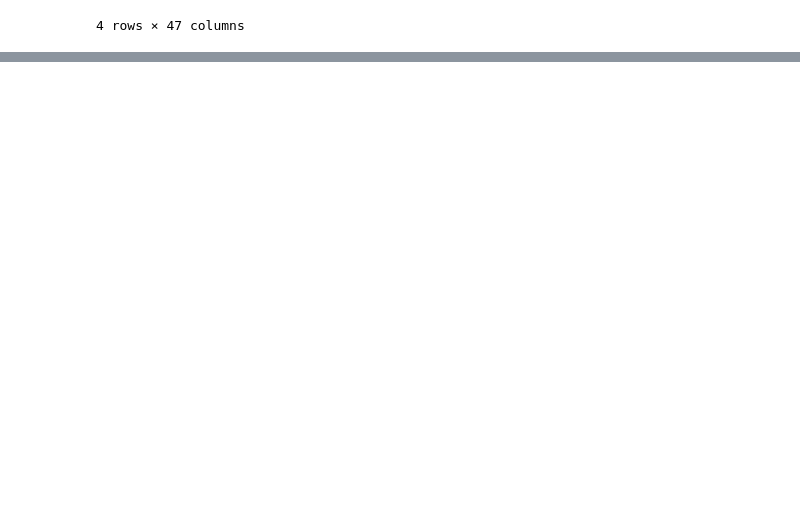
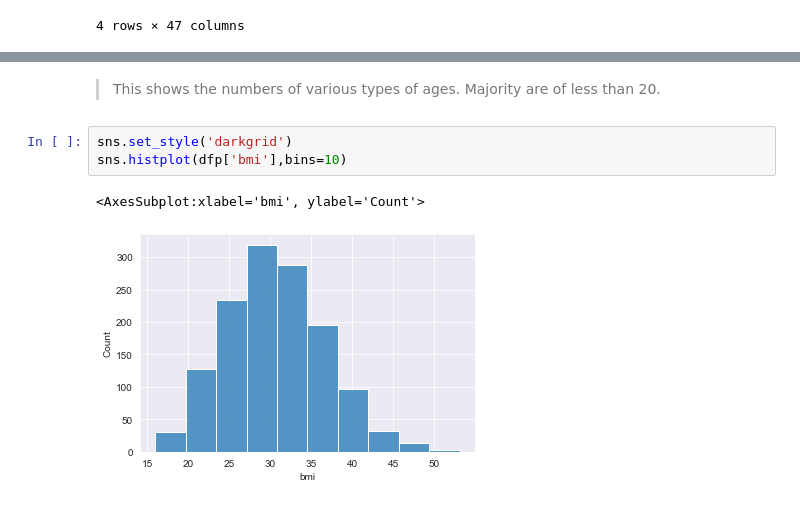
Before and after one commit to data301-2021-winter1/project-group60-project, a Jupyter notebook: notebooks/analysis2.ipynb, the cells around one changed output, grey strips where cells are left out. Drawn from its saved outputs; the diff is of its cells as text; blank space fills up the shorter version.

```diff
--- a/notebooks/analysis2.ipynb
+++ b/notebooks/analysis2.ipynb
@@ -125,0 +190,8 @@ df_clean
+# %% [markdown]
+> This shows the numbers of various types of ages. Majority are of less than 20.
+# %%
+sns.set_style('darkgrid')
+sns.histplot(dfp['bmi'],bins=10)
+# %% [output]
+<AxesSubplot:xlabel='bmi', ylabel='Count'>
+[figure, added]
```
Also changed, not shown: parts of 39 cells of this notebook, 1 other file.
